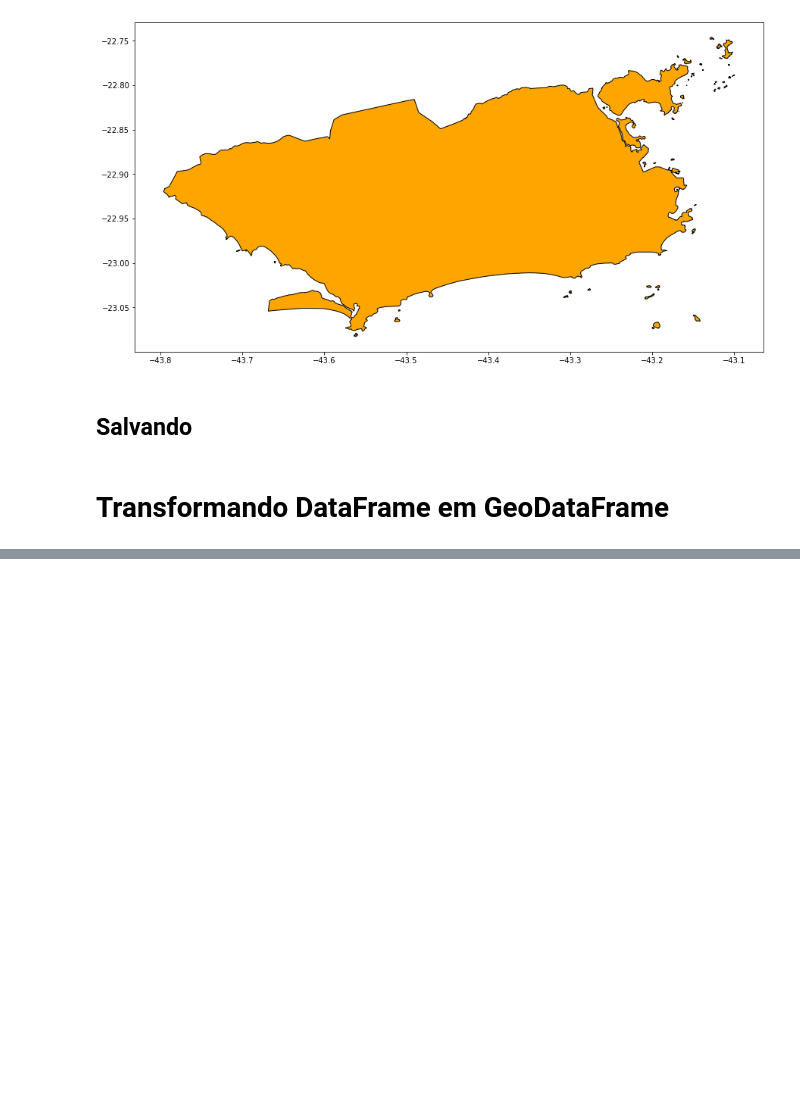
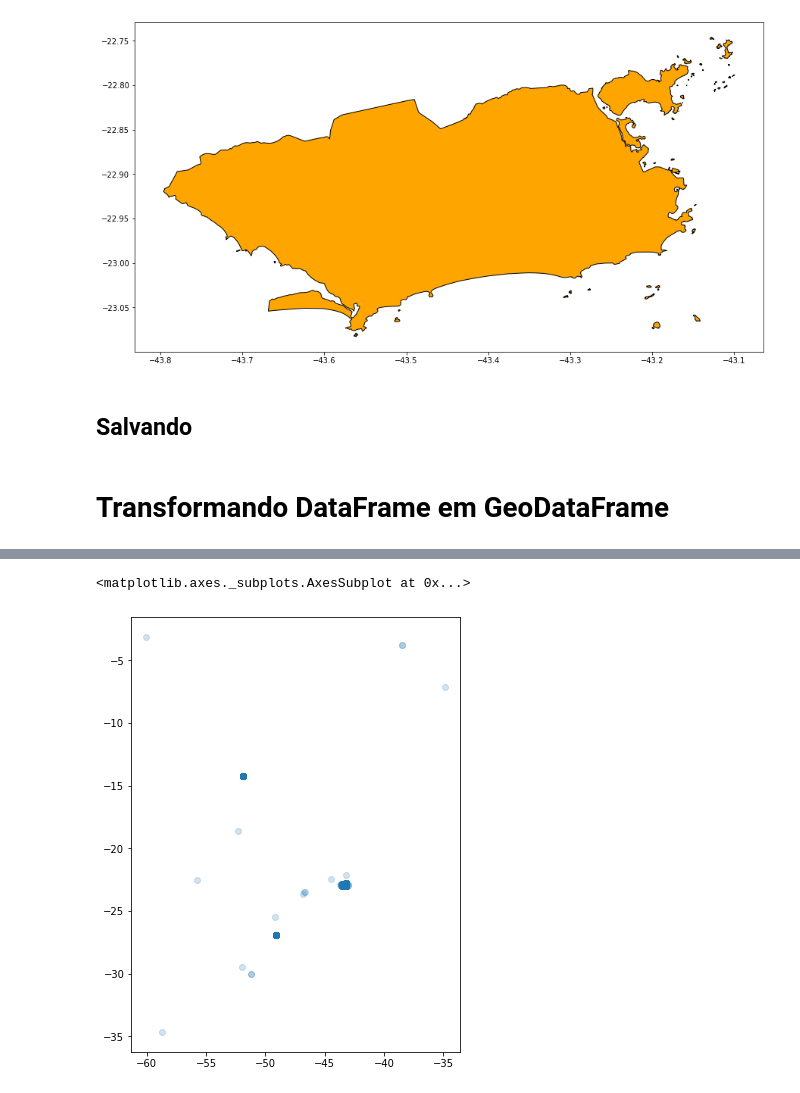
Before and after one commit to Daniel-ASG/Course_Classes, a Jupyter notebook: GeoPandas_Parte_1_Trabalhando_com_dados_Geoespaciais.ipynb, the cells around one changed output, grey strips where cells are left out. Saved outputs shown, nothing was run; the diff lists cells and outputs as text; code cells hidden in the pictures; blank space fills up the shorter version.

```diff
--- a/GeoPandas_Parte_1_Trabalhando_com_dados_Geoespaciais.ipynb
+++ b/GeoPandas_Parte_1_Trabalhando_com_dados_Geoespaciais.ipynb
@@ -101,0 +122,3 @@ dados.head()
+# %%
+x = zip(dados.Longitude, dados.Latitude)
+x
@@ -101,0 +147,5 @@ dados.head()
+# %%
+geometry = [Point(x) for x in zip(dados.Longitude, dados.Latitude)]
+# %%
+crs = {'proj': 'latlong', 'ellps':'WGS84', 'datun':'WGS84', 'no_defs':True}
+geo_dados = gpd.GeoDataFrame(dados, crs=crs, geometry=geometry)
@@ -101,0 +174,5 @@ dados.head()
+# %%
+geo_dados.plot(figsize=(15,8), alpha=0.2)
+# %% [output]
+<matplotlib.axes._subplots.AxesSubplot at 0x...>
+[figure, added]
```
Also changed, not shown: parts of 42 cells of this notebook.
